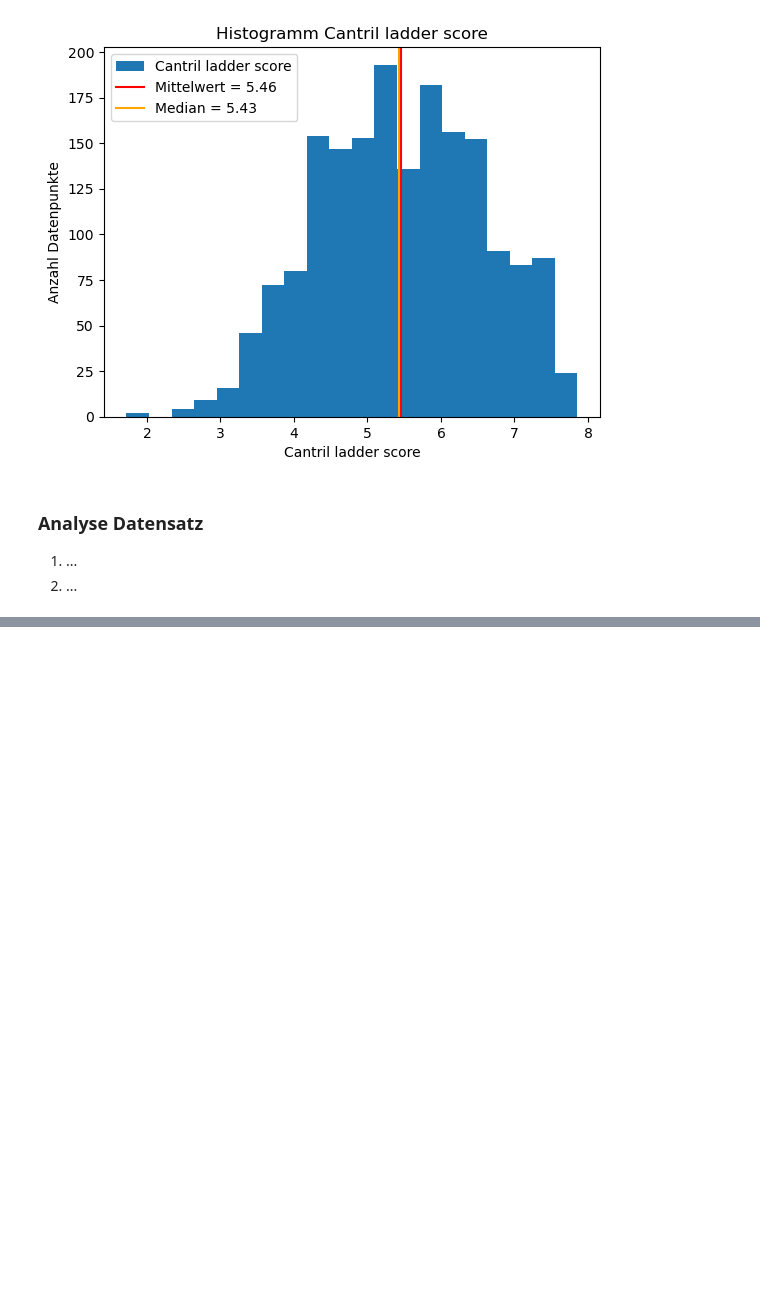
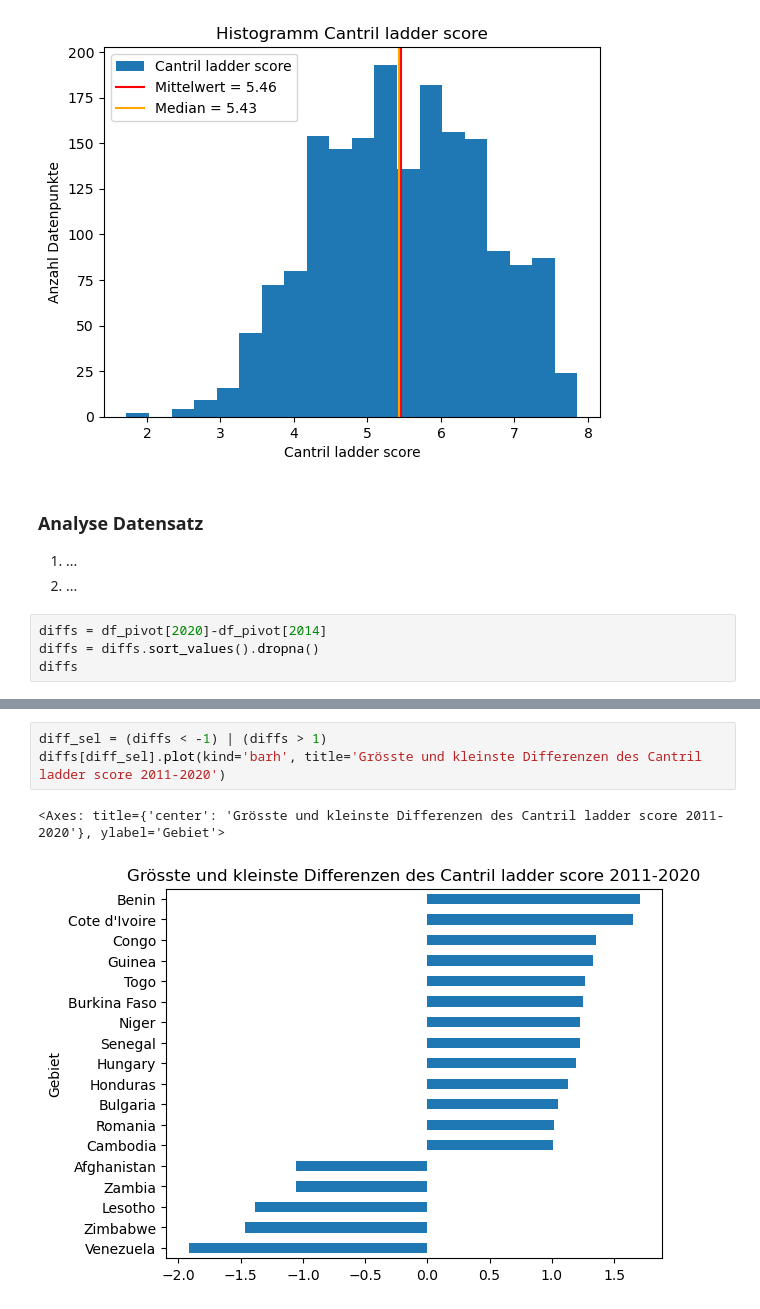
Before and after one commit to Elena-avk/elena, a Jupyter notebook: LN_Python_Elena_Yasemin.ipynb, the cells around one changed output, grey strips where cells are left out. Saved outputs shown, nothing was run; the diff lists cells and outputs as text; blank space fills up the shorter version.

```diff
--- a/LN_Python_Elena_Yasemin.ipynb
+++ b/LN_Python_Elena_Yasemin.ipynb
@@ -266,3 +266,7 @@ g.legend()
 ### Analyse Datensatz
 1. ...
 2. ...
+# %%
+diffs = df_pivot[2020]-df_pivot[2014]
+diffs = diffs.sort_values().dropna()
+diffs
@@ -268,0 +287,6 @@ g.legend()
+# %%
+diff_sel = (diffs < -1) | (diffs > 1)
+diffs[diff_sel].plot(kind='barh', title='Grösste und kleinste Differenzen des Cantril ladder score 2011-2020')
+# %% [output]
+<Axes: title={'center': 'Grösste und kleinste Differenzen des Cantril ladder score 2011-2020'}, ylabel='Gebiet'>
+[figure, added]
```
Also changed, not shown: parts of 2 cells of this notebook.
